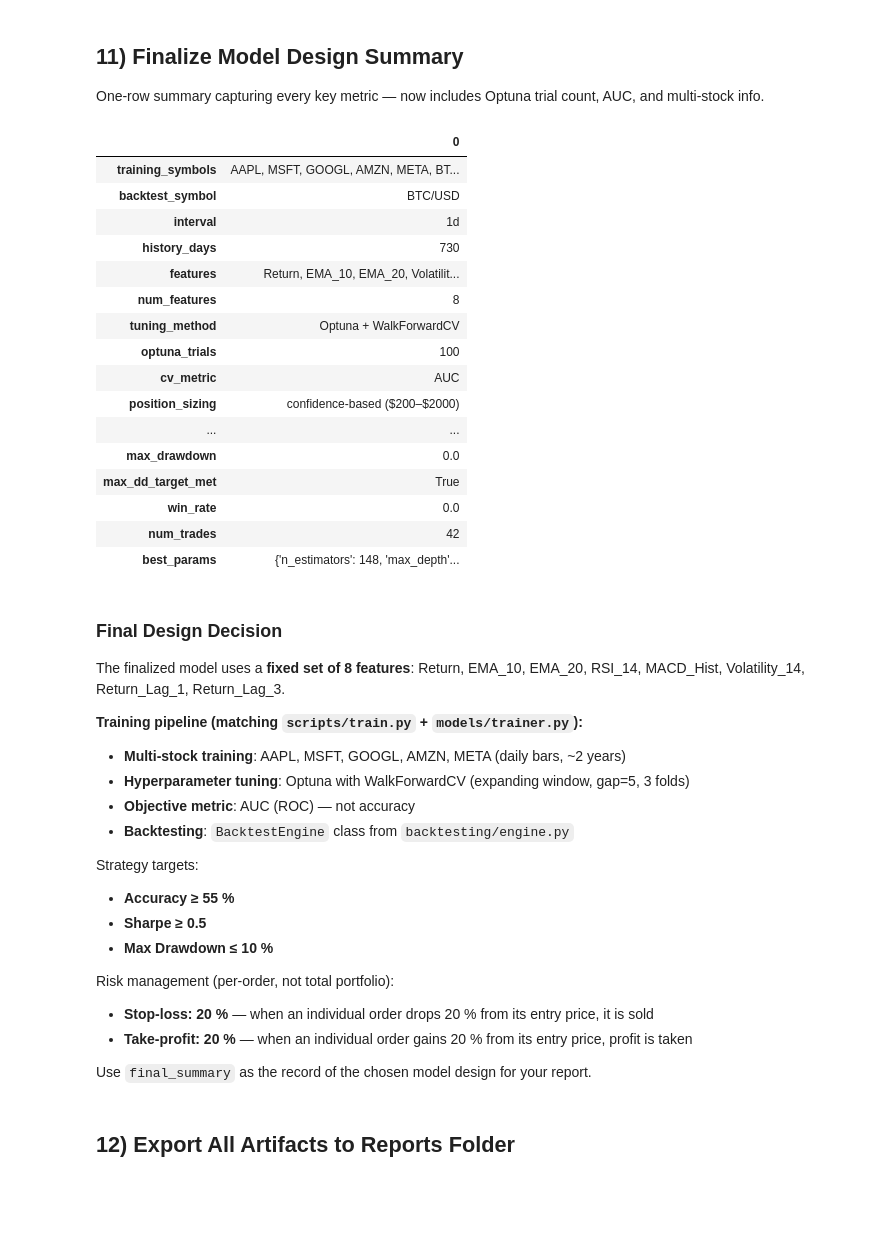
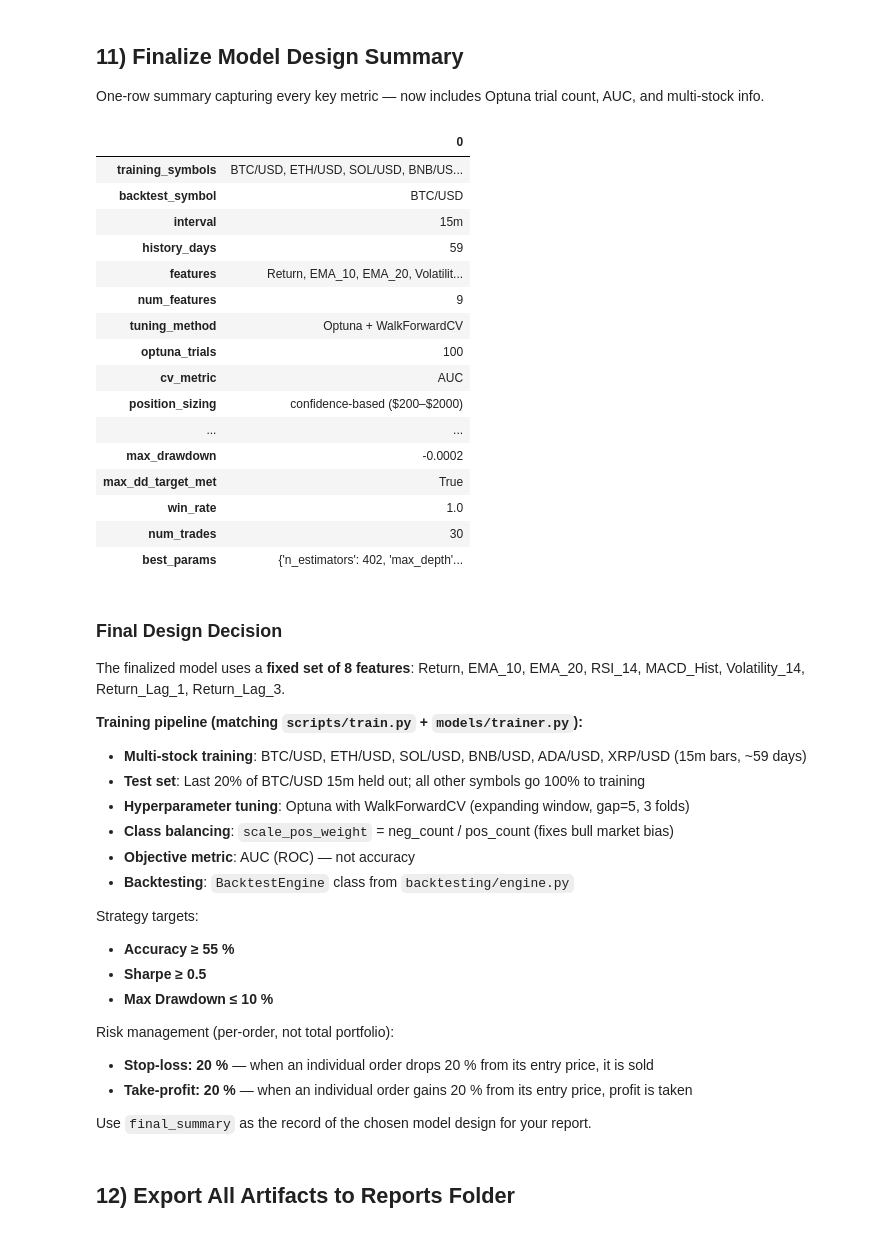
Before and after one commit to NthXevel/fyp2, a Jupyter notebook: experiments.ipynb, the cells around one changed output. Cells and saved outputs as stored; diff of their text form; code cells hidden in the pictures; blank space fills up the shorter version.

```diff
--- a/experiments.ipynb
+++ b/experiments.ipynb
@@ -315,6 +370,12 @@ print(f'Tuning on fixed feature set: {selected_features}')
 print(f'Using Optuna + WalkForwardCV (matching ModelTrainer.tune())\n')
 
 N_TRIALS = 100  # Same as the last training run (--trials 100)
+
+# Calculate class weight to fix Bull Market Bias (matching ModelTrainer._objective())
+pos_count = (y_train == 1).sum()
+neg_count = (y_train == 0).sum()
+scale_weight = neg_count / pos_count if pos_count > 0 else 1.0
+print(f'Class balance — pos: {pos_count}, neg: {neg_count}, scale_pos_weight: {scale_weight:.4f}\n')
 
 # ── Optuna objective — exact copy of ModelTrainer._objective() ────
 def optuna_objective(trial: optuna.Trial) -> float:
@@ -328,6 +389,7 @@ def optuna_objective(trial: optuna.Trial) -> float:
         "gamma":             trial.suggest_float("gamma", 0.0, 0.5),
         "reg_alpha":         trial.suggest_float("reg_alpha", 1e-4, 1.0, log=True),
         "reg_lambda":        trial.suggest_float("reg_lambda", 1e-4, 1.0, log=True),
+        "scale_pos_weight":  scale_weight,
         "objective":         "binary:logistic",
         "eval_metric":       "auc",
         "random_state":      RANDOM_STATE,
@@ -359,8 +421,9 @@ best_params  = study.best_params
 print(f'\nBest CV AUC: {best_cv_auc:.4f}')
 print(f'Best params: {best_params}')
 
-# ── Train final model with best params (same as ModelTrainer.train()) ──
+# ── Train final model with best params (same as ModelTrainer._run_training()) ──
 best_params.update({
+    "scale_pos_weight": scale_weight,
     "objective":    "binary:logistic",
     "eval_metric":  "auc",
     "random_state":  RANDOM_STATE,
@@ -469,19 +534,19 @@ Confidence threshold, position sizing, SL/TP all sourced from `config/settings.p
 # %%
 # ---------- Backtest using BacktestEngine (matching production system) ----------
 
-# Build test_df from the combined featured data
-# For multi-stock, we re-engineer features for the PRIMARY symbol only for backtesting,
-# since backtesting trades a single stock.
-if STOCK_SYMBOL in dataframes:
-    bt_df = engineer.create_features(dataframes[STOCK_SYMBOL], symbol=STOCK_SYMBOL)
-    bt_df = bt_df.dropna(subset=FEATURE_COLUMNS + ['Target'])
-    # Get the test portion chronologically
+# For backtesting, use the BTC/USD holdout test set (same as training pipeline)
+if holdout is not None:
+    test_df = holdout.copy()
+    X_test_bt = test_df[FEATURE_COLUMNS]
+    y_test_bt = test_df['Target']
+elif TEST_SYMBOL in featured:
+    bt_df = featured[TEST_SYMBOL]
     bt_split = int(len(bt_df) * (1 - TEST_SIZE))
     test_df = bt_df.iloc[bt_split:]
     X_test_bt = test_df[FEATURE_COLUMNS]
     y_test_bt = test_df['Target']
 else:
-    # Fallback: use the multi-stock test set directly
+    # Fallback: use the test set directly
     test_df = X_test.copy()
     test_df['close'] = df_eda.loc[X_test.index, 'close']
     X_test_bt = X_test
@@ -512,7 +577,7 @@ max_dd = bt_engine.calc_max_drawdown(results['PortfolioValue'])
 
 # Print summary using BacktestEngine.summary()
 print(f'Features:          {selected_features}')
-print(f'Interval:          {TRAINING_INTERVAL}')
+print(f'Interval:          {interval}')
 print(f'Confidence thresh: {CONFIDENCE_THRESHOLD}')
 print(f'Stop-loss:         {STOP_LOSS_PCT:.1%} (per order)  |  Take-profit: {TAKE_PROFIT_PCT:.1%} (per order)')
 print()
@@ -523,7 +588,7 @@ fig, axes = plt.subplots(2, 1, figsize=(12, 8))
 
 axes[0].plot(results.index, results['PortfolioValue'], color='steelblue')
 axes[0].axhline(bt_engine.initial_capital, color='gray', linestyle='--', alpha=0.5, label='Initial Capital')
-axes[0].set_title(f'Equity Curve – {STOCK_SYMBOL} ({TRAINING_INTERVAL})')
+axes[0].set_title(f'Equity Curve – {TEST_SYMBOL} ({interval})')
 axes[0].set_xlabel('Date')
 axes[0].set_ylabel('Portfolio Value ($)')
 axes[0].legend()
@@ -646,64 +711,67 @@ One-row summary capturing every key metric — now includes Optuna trial count,
 # %%
 final_summary = pd.DataFrame([{
     'training_symbols':      ', '.join(symbols),
-    'backtest_symbol':       STOCK_SYMBOL,
-    'interval':              TRAINING_INTERVAL,
-    'history_days':          TRAINING_DAYS,
+    'backtest_symbol':       TEST_SYMBOL,
+    'interval':              interval,
+    'history_days':          days,
     'features':              ', '.join(selected_features),
     'num_features':          len(selected_features),
     'tuning_method':         'Optuna + WalkForwardCV',
     'optuna_trials':         N_TRIALS,
     'cv_metric':             'AUC',
     'position_sizing':       f'confidence-based (${200}–${2000})',
     'confidence_threshold':  CONFIDENCE_THRESHOLD,
     'stop_loss':             STOP_LOSS_PCT,
     'take_profit':           TAKE_PROFIT_PCT,
+    'scale_pos_weight':      round(scale_weight, 4),
     'best_cv_auc':           round(best_cv_auc, 4),
     'baseline_test_accuracy':round(baseline_test_acc, 4),
     'baseline_test_auc':     round(baseline_auc, 4),
     'final_test_accuracy':   round(tuned_test_acc, 4),
     'final_test_auc':        round(tuned_test_auc, 4),
     'final_test_f1':         round(tuned_test_f1, 4),
     'accuracy_target_met':   tuned_test_acc >= TARGET_ACCURACY,
     'initial_capital':       bt_engine.initial_capital,
     'final_capital':         metrics['final_capital'],
     'cumulative_return':     metrics['cumulative_return'],
     'sharpe_ratio':          metrics['sharpe_ratio'],
     'sharpe_target_met':     metrics['sharpe_ratio'] >= TARGET_SHARPE,
     'max_drawdown':          metrics['max_drawdown'],
     'max_dd_target_met':     abs(metrics['max_drawdown']) <= TARGET_MAX_DRAWDOWN,
     'win_rate':              metrics['win_rate'],
     'num_trades':            metrics['num_trades'],
     'best_params':           str(best_params),
 }])
 
 final_summary.T
 # %% [output]
 |  | 0 |
-| training_symbols | AAPL, MSFT, GOOGL, AMZN, META, BT... |
+| training_symbols | BTC/USD, ETH/USD, SOL/USD, BNB/US... |
 | backtest_symbol | BTC/USD |
-| interval | 1d |
-| history_days | 730 |
+| interval | 15m |
+| history_days | 59 |
 | features | Return, EMA_10, EMA_20, Volatilit... |
-| num_features | 8 |
+| num_features | 9 |
 | tuning_method | Optuna + WalkForwardCV |
 | optuna_trials | 100 |
 | cv_metric | AUC |
 | position_sizing | confidence-based ($200–$2000) |
 | ... | ... |
-| max_drawdown | 0.0 |
+| max_drawdown | -0.0002 |
 | max_dd_target_met | True |
-| win_rate | 0.0 |
-| num_trades | 42 |
-| best_params | {'n_estimators': 148, 'max_depth'... |
+| win_rate | 1.0 |
+| num_trades | 30 |
+| best_params | {'n_estimators': 402, 'max_depth'... |
 # %% [markdown]
 ### Final Design Decision
 
 The finalized model uses a **fixed set of 8 features**: Return, EMA_10, EMA_20, RSI_14, MACD_Hist, Volatility_14, Return_Lag_1, Return_Lag_3.
 
 **Training pipeline (matching `scripts/train.py` + `models/trainer.py`):**
-- **Multi-stock training**: AAPL, MSFT, GOOGL, AMZN, META (daily bars, ~2 years)
+- **Multi-stock training**: BTC/USD, ETH/USD, SOL/USD, BNB/USD, ADA/USD, XRP/USD (15m bars, ~59 days)
+- **Test set**: Last 20% of BTC/USD 15m held out; all other symbols go 100% to training
 - **Hyperparameter tuning**: Optuna with WalkForwardCV (expanding window, gap=5, 3 folds)
+- **Class balancing**: `scale_pos_weight` = neg_count / pos_count (fixes bull market bias)
 - **Objective metric**: AUC (ROC) — not accuracy
 - **Backtesting**: `BacktestEngine` class from `backtesting/engine.py`
 
```
Also changed, not shown: parts of 14 cells of this notebook, 36 other files.
